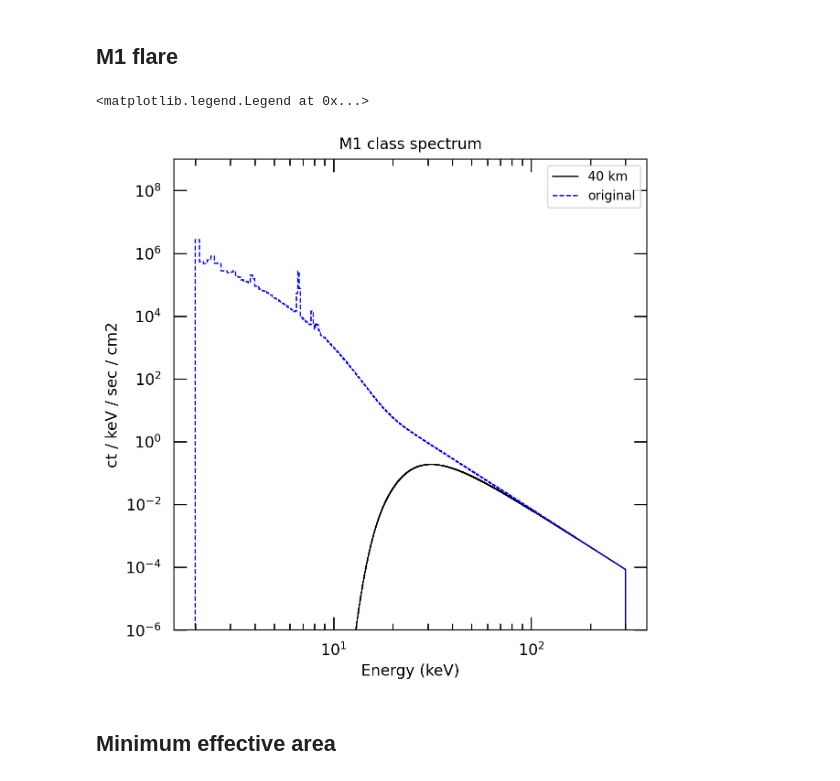
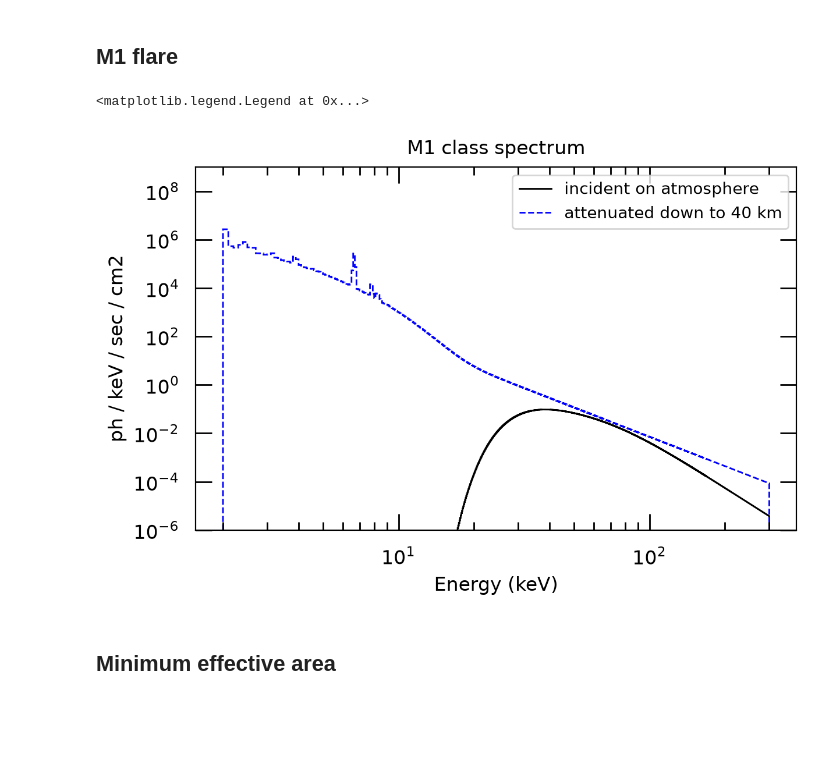
Before and after one commit to umn-impish/analytical-detector-sim, a Jupyter notebook: projects/impish-piggyback/mission_photon_requirements.ipynb, the cells around one changed output. Drawn from its saved outputs; the diff is of its cells as text; code cells hidden in the pictures; blank space fills up the shorter version.

```diff
--- a/projects/impish-piggyback/mission_photon_requirements.ipynb
+++ b/projects/impish-piggyback/mission_photon_requirements.ipynb
@@ -247,21 +318,49 @@ plt.show()
 This is an example examining the M1-class flare.
 # %% [markdown]
 ## M1 flare
-# %%
-flare_class = "M1"
-flare_file = os.path.join(
-    in_dir, f"{flare_class}-layer-attenuation-zenith54.8deg/40.0km.pkl"
-)
-with open(flare_file, "rb") as infile:
-    attenuated_flare = pickle.load(infile)
-
-original_flare = generate_flare_spectrum(flare_class)
-ax = plot_spectrum(attenuated_flare, color="black", label="40 km")
-plot_spectrum(original_flare, ax=ax, color="blue", ls="--", label="original")
-ax.legend()
-# %% [output]
-<matplotlib.legend.Legend at 0x...>
-[figure, removed]
+# %%
+with plt.style.context(style_file):
+    fig, ax = plt.subplots(figsize=(6,4), layout="constrained")
+flare_class = "M1"
+file = os.path.join(
+    in_dir, f"{flare_class}-layer-attenuation-zenith54.8deg/transmissions.pkl"
+)
+with open(file, "rb") as infile:
+    transmission_data = pickle.load(infile)
+
+flare: flares.Flare = transmission_data["input"]
+# Generate the approximate IMPISH response we will have
+impish_response_vec = impish_stack.generate("yap").compute_absorption(
+    flare.energy_edges
+)
+cumulative = np.ones_like(transmission_data["layers"][0][1])
+for altitude, transmission in transmission_data["layers"]:
+    cumulative *= transmission
+    if altitude <= final_depth:
+        break
+attenuated = cast(u.Quantity, flare.all_emission * cumulative) * impish_response_vec
+
+plot_spectrum(
+    attenuated,
+    flare.energy_edges,
+    goes=flare_class,
+    ax=ax,
+    color="black",
+    label="incident on atmosphere",
+)
+plot_spectrum(
+    flare.all_emission,
+    flare.energy_edges,
+    goes=flare_class,
+    ax=ax,
+    color="blue",
+    ls="--",
+    label=f"attenuated down to {final_depth} km",
+)
+ax.legend()
+# %% [output]
+<matplotlib.legend.Legend at 0x...>
+[figure, added]
 # %% [markdown]
 ## Minimum effective area
 # %% [markdown]
```
Also changed, not shown: parts of 9 cells of this notebook.
